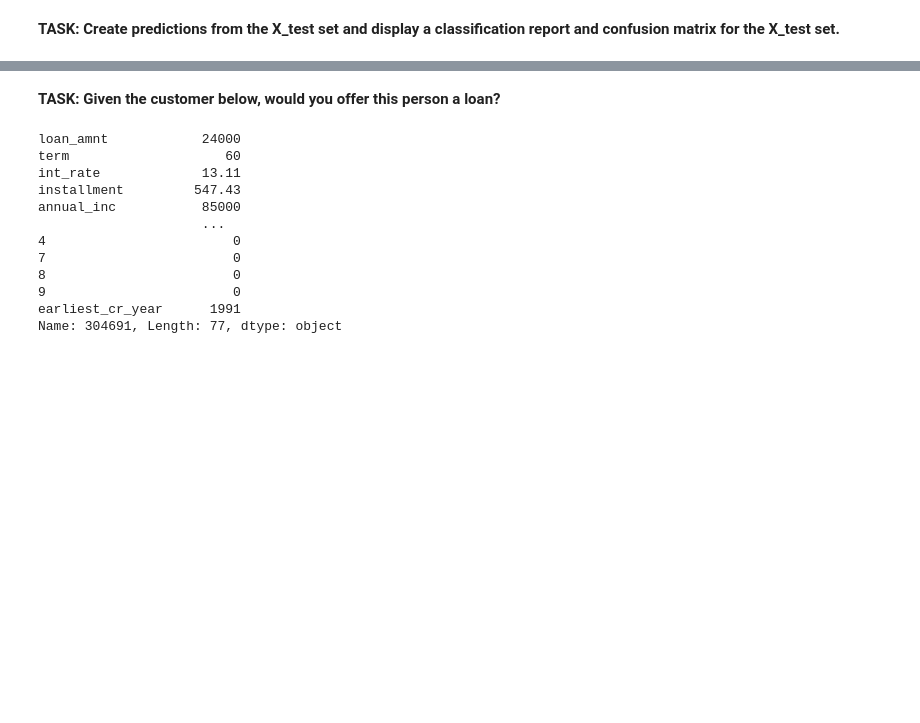
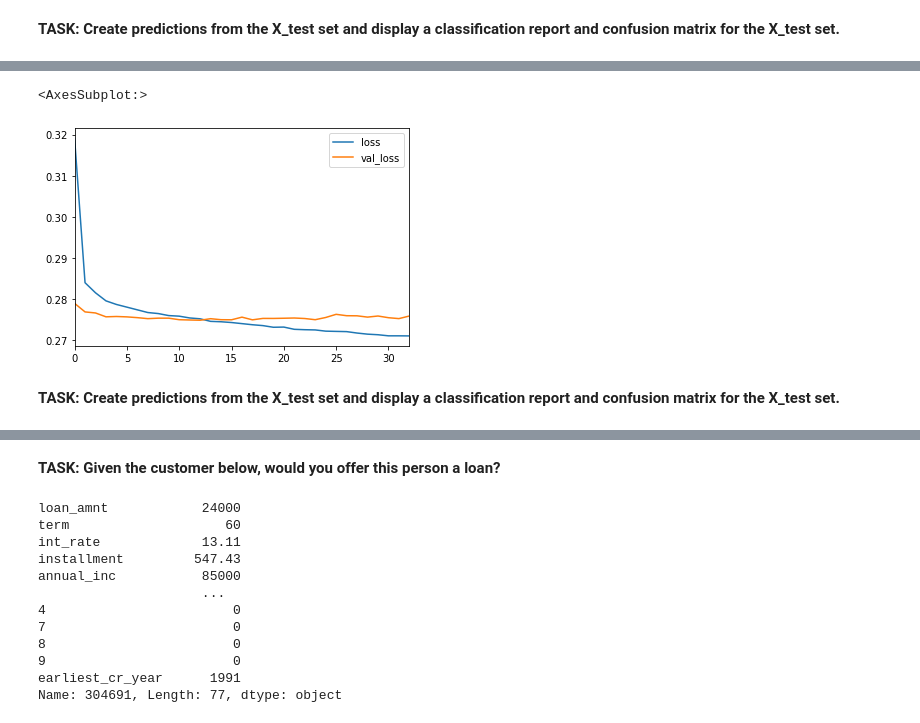
Before and after one commit to haydarevren/DS-ML-Miniprojects, a Jupyter notebook: 11-ANN/01-Keras-Project.ipynb, the cells around one changed output, grey strips where cells are left out. Cells and saved outputs as stored; diff of their text form; code cells hidden in the pictures; blank space fills up the shorter version.

```diff
--- a/11-ANN/01-Keras-Project.ipynb
+++ b/11-ANN/01-Keras-Project.ipynb
@@ -1116,0 +1157,21 @@ weighted avg       0.89      0.89      0.87     79206
+# %%
+model2 = Sequential()
+# Choose whatever number of layers/neurons you want.
+# https://stats.stackexchange.com/questions/181/how-to-choose-the-number-of-hidden-layers-and-nodes-in-a-feedforward-neural-netw
+model2.add(Dense(units=77,activation='relu'))
+model2.add(Dropout(0.1))
+model2.add(Dense(units=39,activation='relu'))
+model2.add(Dropout(0.2))
+model2.add(Dense(units=19,activation='relu'))
+model2.add(Dropout(0.2))
+model2.add(Dense(units=1,activation='sigmoid'))
+# Remember to compile()
+model2.compile(loss='binary_crossentropy', optimizer='adam')
+# %%
+model2.fit(x=X_train,
+          y=y_train,
+          batch_size=256,
+          epochs=500,
+          validation_data=(X_test, y_test), verbose=1,
+          callbacks=[early_stop]
+          )
@@ -1116,0 +1197,6 @@ weighted avg       0.89      0.89      0.87     79206
+# %%
+model_loss2 = pd.DataFrame(model2.history.history)
+model_loss2.plot()
+# %% [output]
+<AxesSubplot:>
+[figure, added]
@@ -1116,0 +1207,2 @@ weighted avg       0.89      0.89      0.87     79206
+# %% [markdown]
+**TASK: Create predictions from the X_test set and display a classification report and confusion matrix for the X_test set.**
```
Also changed, not shown: parts of 32 cells of this notebook, 3 other files.
